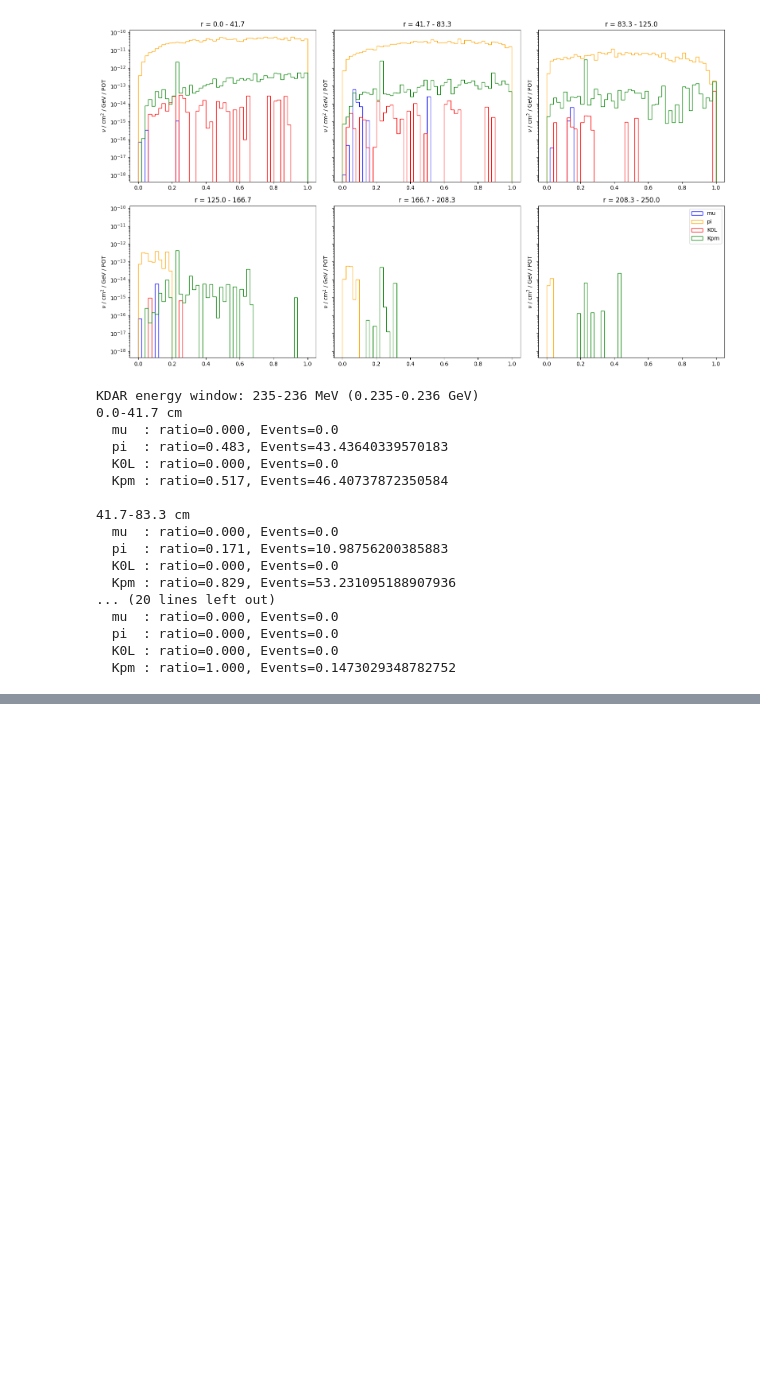
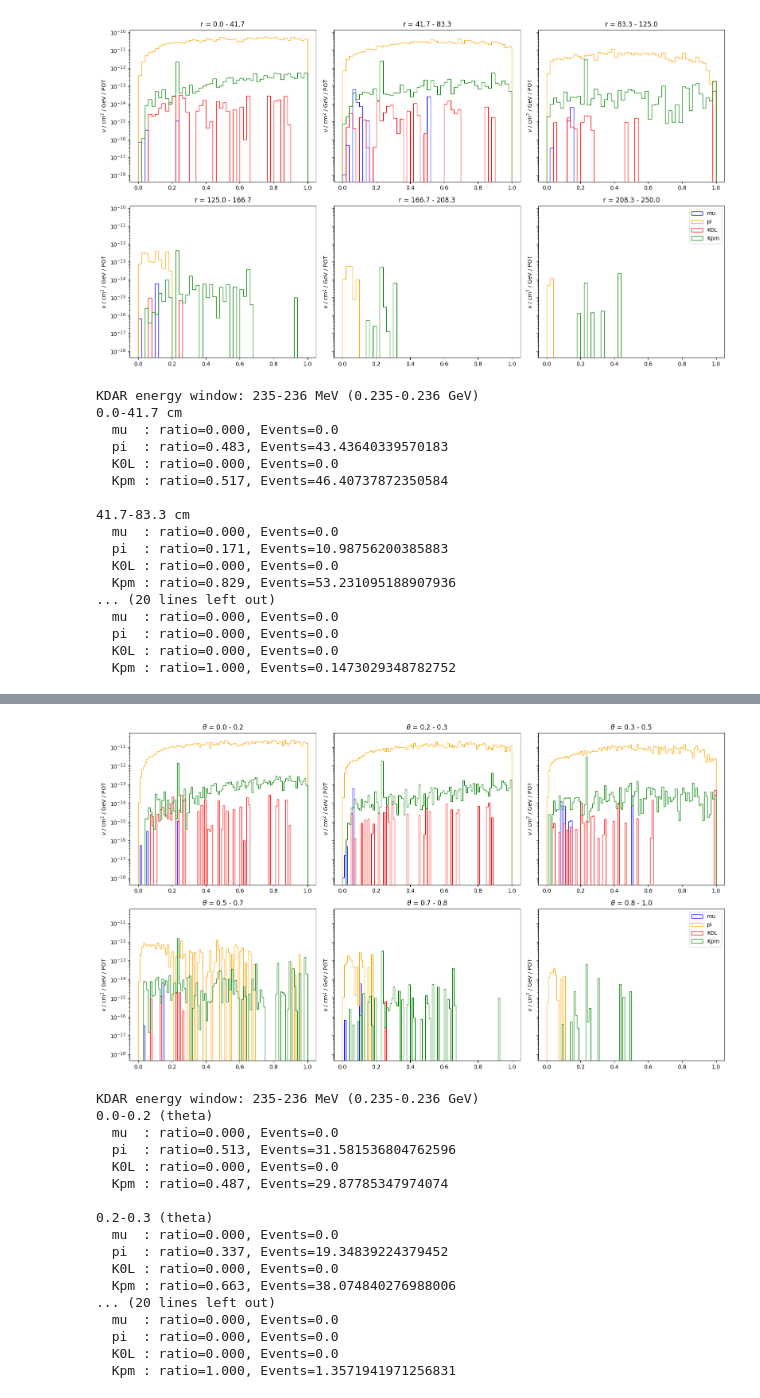
Before and after one commit to tomdsimpson/KDAR-Summer-Project, a Jupyter notebook: angular_distribution.ipynb, the cells around one changed output, grey strips where cells are left out. Saved outputs shown, nothing was run; the diff lists cells and outputs as text; code cells hidden in the pictures; blank space fills up the shorter version.

```diff
--- a/angular_distribution.ipynb
+++ b/angular_distribution.ipynb
@@ -115,0 +130,75 @@ KDAR energy window: 235-236 MeV (0.235-0.236 GeV)
+# %%
+rows, columns = 2, 3
+fig, axs = plt.subplots(rows,columns, figsize=(16, 9), sharey=True)
+bins = np.linspace(0, 1, 101)  # GeV
+nbins = rows * columns
+edges = np.linspace(0,1,nbins+1)
+
+angle_masks = []
+for i in range(len(edges)-1):
+    angle_masks.append((thetas >= edges[i]) & (thetas < edges[i+1]))
+
+
+
+for r in range(rows):
+    for c in range(columns):
+
+        mask = data.flavour_mask(14) & angle_masks[r*columns + c] & data.energy_mask()
+
+        for label, (parent_pdgs, colour) in data.parent_groups.items():
+                full_mask = mask & data.parent_mask(parent_pdgs)
+                axs[r][c].hist(data.energies[full_mask], bins=bins, weights=data.tot_wgts[full_mask],
+                        label=label, color=colour, histtype="step", linewidth=1)
+
+        axs[r][c].set_ylabel(r"$\nu$ / cm$^2$ / GeV / POT")
+        axs[r][c].set_yscale("log")
+        axs[r][c].set_title(r"$\theta$" + f" = {(r*columns + c)*(1/nbins):.1f} - {(r*columns + c+1)*(1/nbins):.1f}")
+
+axs[rows-1][columns-1].legend()
+fig.tight_layout()
+plt.show()
+
+kdar_mask = data.energy_mask([0.235,0.236])
+print("KDAR energy window: 235-236 MeV (0.235-0.236 GeV)")
+
+for i in range(len(edges)-1):
+    edge_lo = edges[i]
+    edge_hi = edges[i+1]
+    angle_mask = angle_masks[i]
+    mask =  angle_mask & kdar_mask & data.flavour_mask(14)
+
+    total_weighted = np.sum(data.tot_wgts[mask])
+    total_counts = np.count_nonzero(mask)
+
+    print(f"{edge_lo:.1f}-{edge_hi:.1f} (theta)")
+    if total_weighted <= 0:
+        print("  (no events in this bin)")
+        continue
+
+    for label, (p_pdgs, colour) in data.parent_groups.items():
+        w = np.sum(data.tot_wgts[mask & data.parent_mask(p_pdgs)])
+        n = np.count_nonzero(mask & data.parent_mask(p_pdgs))
+        event_count = data.event_count([0.235,0.236], 14, p_pdgs, angle_mask)
+        ratio = w / total_weighted
+        print(f"  {label:4s}: ratio={ratio:.3f}, Events={event_count}")
+
+    print()
+# %% [output]
+[figure, added]
+KDAR energy window: 235-236 MeV (0.235-0.236 GeV)
+0.0-0.2 (theta)
+  mu  : ratio=0.000, Events=0.0
+  pi  : ratio=0.513, Events=31.581536804762596
+  K0L : ratio=0.000, Events=0.0
+  Kpm : ratio=0.487, Events=29.87785347974074
+
+0.2-0.3 (theta)
+  mu  : ratio=0.000, Events=0.0
+  pi  : ratio=0.337, Events=19.34839224379452
+  K0L : ratio=0.000, Events=0.0
+  Kpm : ratio=0.663, Events=38.074840276988006
+... (20 lines left out)
+  mu  : ratio=0.000, Events=0.0
+  pi  : ratio=0.000, Events=0.0
+  K0L : ratio=0.000, Events=0.0
+  Kpm : ratio=1.000, Events=1.3571941971256831
```
Also changed, not shown: parts of 1 cell of this notebook, 2 other files.
